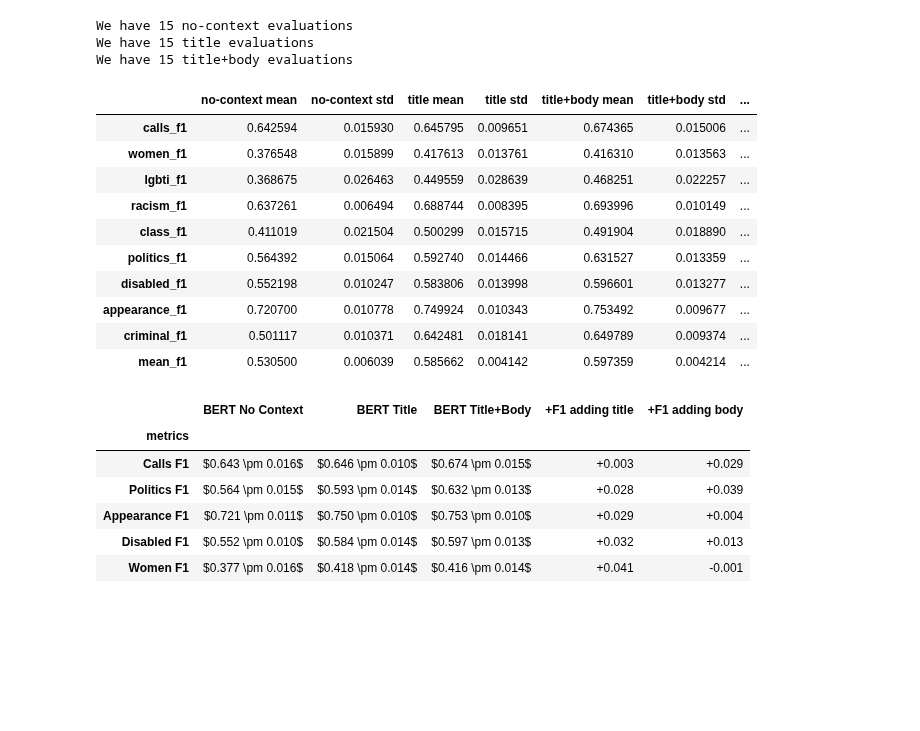
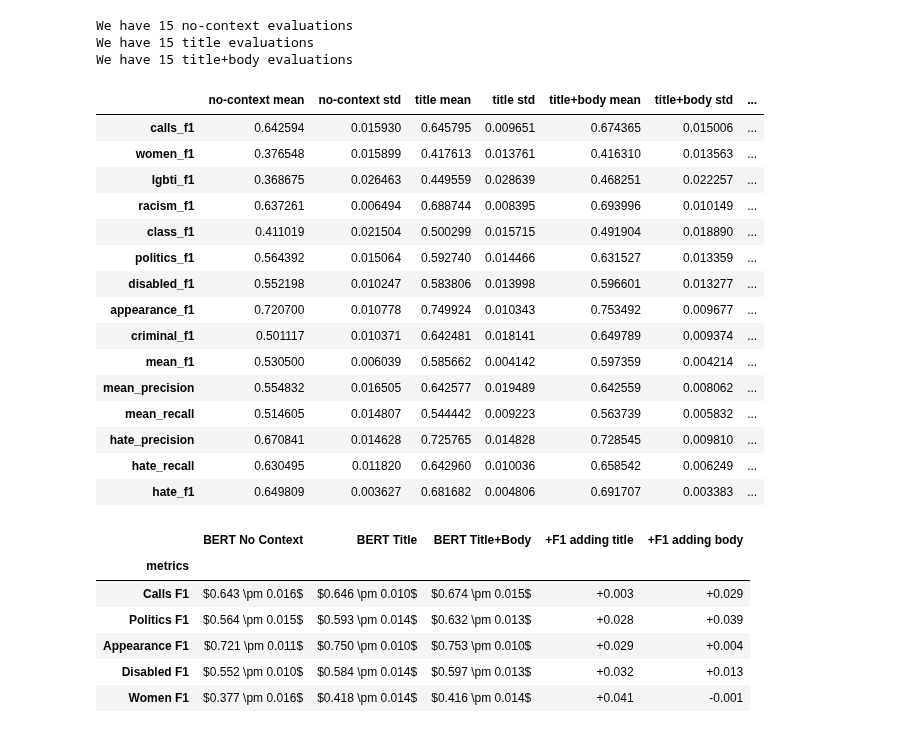
Before and after one commit to finiteautomata/contextualized-hatespeech-classification, a Jupyter notebook: notebooks/Results - 2 fine grained.ipynb, the cells around one changed output. Saved outputs shown, nothing was run; the diff lists cells and outputs as text; code cells hidden in the pictures; blank space fills up the shorter version.

```diff
--- a/notebooks/Results - 2 fine grained.ipynb
+++ b/notebooks/Results - 2 fine grained.ipynb
@@ -42,7 +42,7 @@ metric_columns = [
     'women_f1', 'lgbti_f1', 'racism_f1',
     'class_f1', 'politics_f1', 'disabled_f1',
     'appearance_f1', 'criminal_f1', 'mean_f1',
-    #'mean_precision', 'mean_recall', 'hate_precision', 'hate_recall', 'hate_f1',
+    'mean_precision', 'mean_recall', 'hate_precision', 'hate_recall', 'hate_f1',
 ]
 
 
@@ -66,33 +66,38 @@ for model_name, model_evaluations in evaluations.items():
 
     without_dash = model_name.replace("_", " ")
 
 
     sub_df = df[metric_columns].copy()
 
     mean_df = pd.DataFrame({
             f"{without_dash} mean": sub_df[metric_columns].mean(),
             f"{without_dash} std": sub_df[metric_columns].std()
         })
     dfs.append(mean_df)
 
 result_df = pd.concat(dfs, axis=1)
 
 result_df["diff adding title"] = result_df["title mean"] - result_df["no-context mean"]
 result_df["diff adding body"] = result_df["title+body mean"] - result_df["title mean"]
 
 result_df
 # %% [output]
 |  | no-context mean | no-context std | title mean | title std | title+body mean | title+body std | ... |
 | calls_f1 | 0.642594 | 0.015930 | 0.645795 | 0.009651 | 0.674365 | 0.015006 | ... |
 | women_f1 | 0.376548 | 0.015899 | 0.417613 | 0.013761 | 0.416310 | 0.013563 | ... |
 | lgbti_f1 | 0.368675 | 0.026463 | 0.449559 | 0.028639 | 0.468251 | 0.022257 | ... |
 | racism_f1 | 0.637261 | 0.006494 | 0.688744 | 0.008395 | 0.693996 | 0.010149 | ... |
 | class_f1 | 0.411019 | 0.021504 | 0.500299 | 0.015715 | 0.491904 | 0.018890 | ... |
 | politics_f1 | 0.564392 | 0.015064 | 0.592740 | 0.014466 | 0.631527 | 0.013359 | ... |
 | disabled_f1 | 0.552198 | 0.010247 | 0.583806 | 0.013998 | 0.596601 | 0.013277 | ... |
 | appearance_f1 | 0.720700 | 0.010778 | 0.749924 | 0.010343 | 0.753492 | 0.009677 | ... |
 | criminal_f1 | 0.501117 | 0.010371 | 0.642481 | 0.018141 | 0.649789 | 0.009374 | ... |
 | mean_f1 | 0.530500 | 0.006039 | 0.585662 | 0.004142 | 0.597359 | 0.004214 | ... |
+| mean_precision | 0.554832 | 0.016505 | 0.642577 | 0.019489 | 0.642559 | 0.008062 | ... |
+| mean_recall | 0.514605 | 0.014807 | 0.544442 | 0.009223 | 0.563739 | 0.005832 | ... |
+| hate_precision | 0.670841 | 0.014628 | 0.725765 | 0.014828 | 0.728545 | 0.009810 | ... |
+| hate_recall | 0.630495 | 0.011820 | 0.642960 | 0.010036 | 0.658542 | 0.006249 | ... |
+| hate_f1 | 0.649809 | 0.003627 | 0.681682 | 0.004806 | 0.691707 | 0.003383 | ... |
 # %%
 def print_mean(row, context, ):
     mean = row[context + " mean"]
```
Also changed, not shown: 3 other files.
